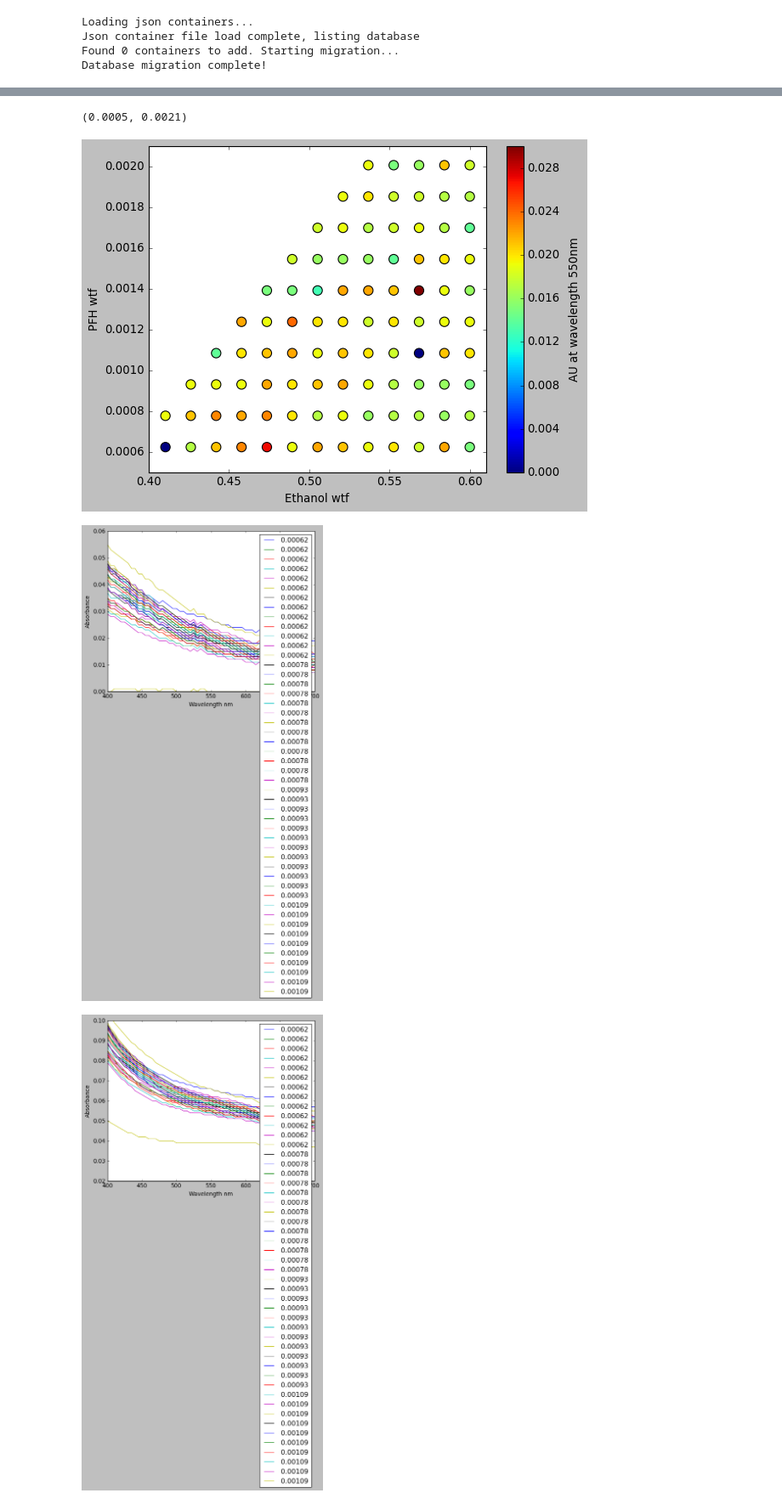
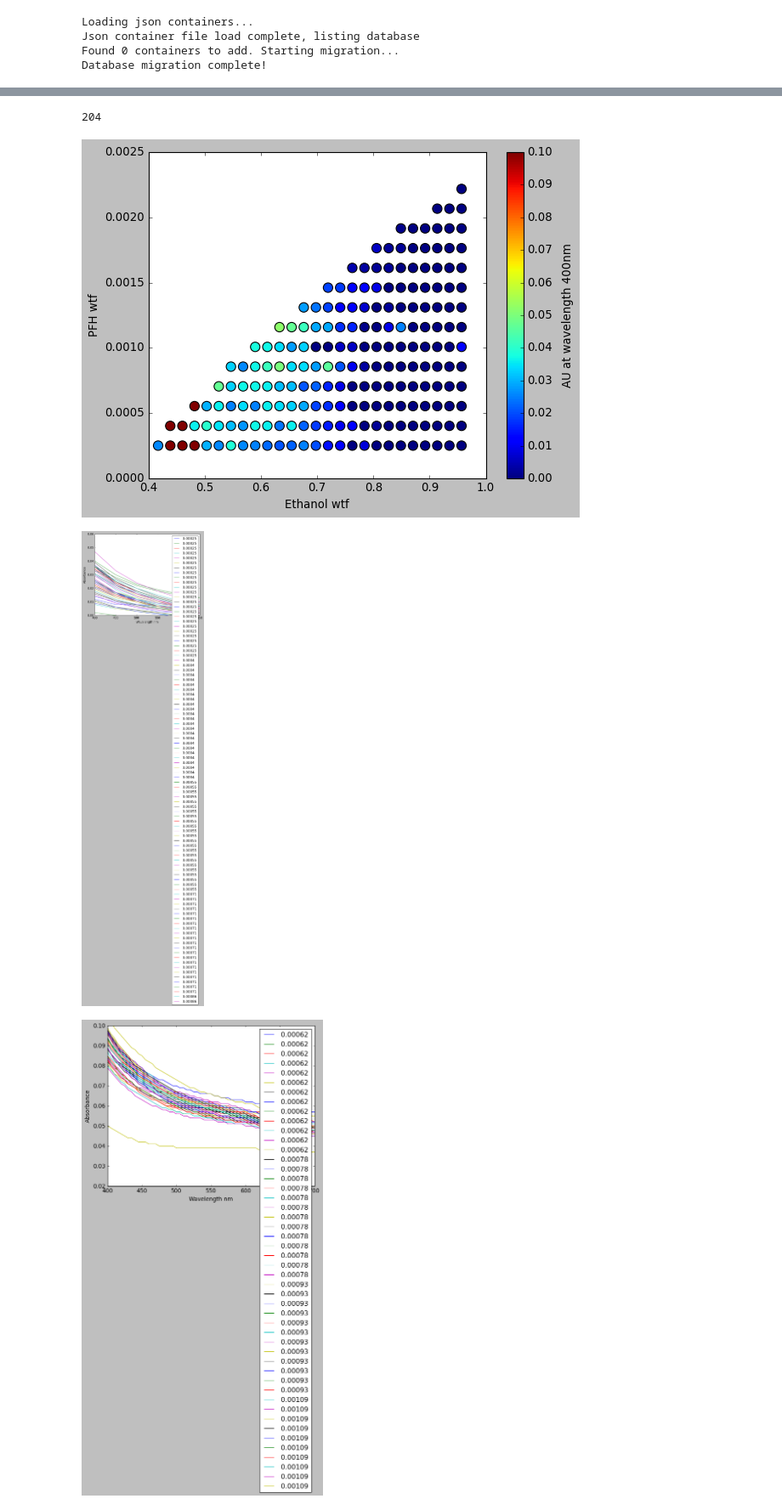
Before and after one commit to pozzo-research-group/OT2Protocols, a Jupyter notebook: ot2protocol/Ouzo_OT2_Sampling/open and combine-Copy1.ipynb, the cells around one changed output, grey strips where cells are left out. Shown: that part at 85% size. Cells and saved outputs as stored; diff of their text form; code cells hidden in the pictures.

```diff
--- a/ot2protocol/Ouzo_OT2_Sampling/open and combine-Copy1.ipynb
+++ b/ot2protocol/Ouzo_OT2_Sampling/open and combine-Copy1.ipynb
@@ -43,3 +29,8 @@ def wavelength_absorbances(uv_df):
             wells.append(well)
             absorbance = row[index]
             absorbances.append(absorbance)
+# %%
+# Step 1: Load the csv created from the command script.
+sample_info = pd.read_csv(r"C:\Users\Edwin\Desktop\11_17_2020\experiment_info")
+pfh_wtfs = [float(i) for i in list(sample_info['Component 3 wtf'])[1:]]
+etoh_wtfs = [float(i) for i in list(sample_info['Component 4 wtf'])[1:]]
@@ -46,2 +54,13 @@ def wavelength_absorbances(uv_df):
+# %%
+# Step 2: Load the UV-Vis data,blank and combine it.
+plate1 =  pd.read_excel(r"C:\Users\Edwin\Desktop\11_17_2020\11_17_2020_Plate123.xlsx", sheet_name = 'Sheet1' ).T
+plate2 =  pd.read_excel(r"C:\Users\Edwin\Desktop\11_17_2020\11_17_2020_Plate123.xlsx", sheet_name = 'Sheet2' ).T
+plate3 =  pd.read_excel(r"C:\Users\Edwin\Desktop\11_17_2020\11_17_2020_Plate123.xlsx", sheet_name = 'Sheet3' ).T
+# %%
+# Step 3: Correct all data using baseline/blanking, make series first then subtract using .bbaselinecorrection
+blank_series = plate3.iloc[12]
+plate1_blanked = ouzo_graphs.baseline_correction(plate1, blank_series)
+plate2_blanked = ouzo_graphs.baseline_correction(plate2, blank_series)
+plate3_blanked = ouzo_graphs.baseline_correction(plate3, blank_series)
 # %%
 # Step 4: Extract the absorbances from the loaded UV-Vis data at a specified wavelength
@@ -57,0 +73,8 @@ combined_absorbances = plate1_absorbances + plate2_absorbances
+# %%
+# step 5 combine and reorganize
+combined_absorbances = plate1_absorbances + plate2_absorbances + plate3_absorbances
+
+# restrict if analyzed to many cells
+print(len(combined_absorbances),
+# %% [output]
+204
@@ -63,20 +88,22 @@ plt.ylabel("PFH wtf")
 color_bar = plt.colorbar()
 color_bar_txt = "AU at wavelength " + str(wavelength) + 'nm'
 color_bar.set_label(color_bar_txt, labelpad = 10)
-plt.xlim([0.4,0.61])
-plt.ylim([0.0005, 0.0021])
-# plt.clim(0, 0.030)
+plt.xlim([0.4,1])
+plt.ylim([0, 0.0025])
+plt.clim(0, 0.1)
+# esentially need to figure out a absorbance which will be a cut off, so we cannot go berlow 0;01
+# mappable = ax.pcolormesh(xx, yy, Z0,cmap=cm.inferno)
+# how will I automate this
 # %% [output]
-(0.0005, 0.0021)
-[figure, old version]
+[figure, new version]
 # %%
 df = plate1_blanked
 # color_bar = plt.colorbar()
 pfh_wtfs_rounded = [round(wtf,5) for wtf in pfh_wtfs]
-ouzo_graphs.plot_wavelengths_zoom(df, pfh_wtfs_rounded[0:96], y_lim=[0,0.06]) # so still under resolution
+ouzo_graphs.plot_wavelengths_zoom(df, pfh_wtfs_rounded, y_lim=[0,0.06]) # so still under resolution
 # can you do a color bar like image on this
 # %% [output]
-[figure, old version]
+[figure, new version]
 # %%
 df = plate1
 # color_bar = plt.colorbar()
```
Also changed, not shown: parts of 7 cells of this notebook, 1 other file.
